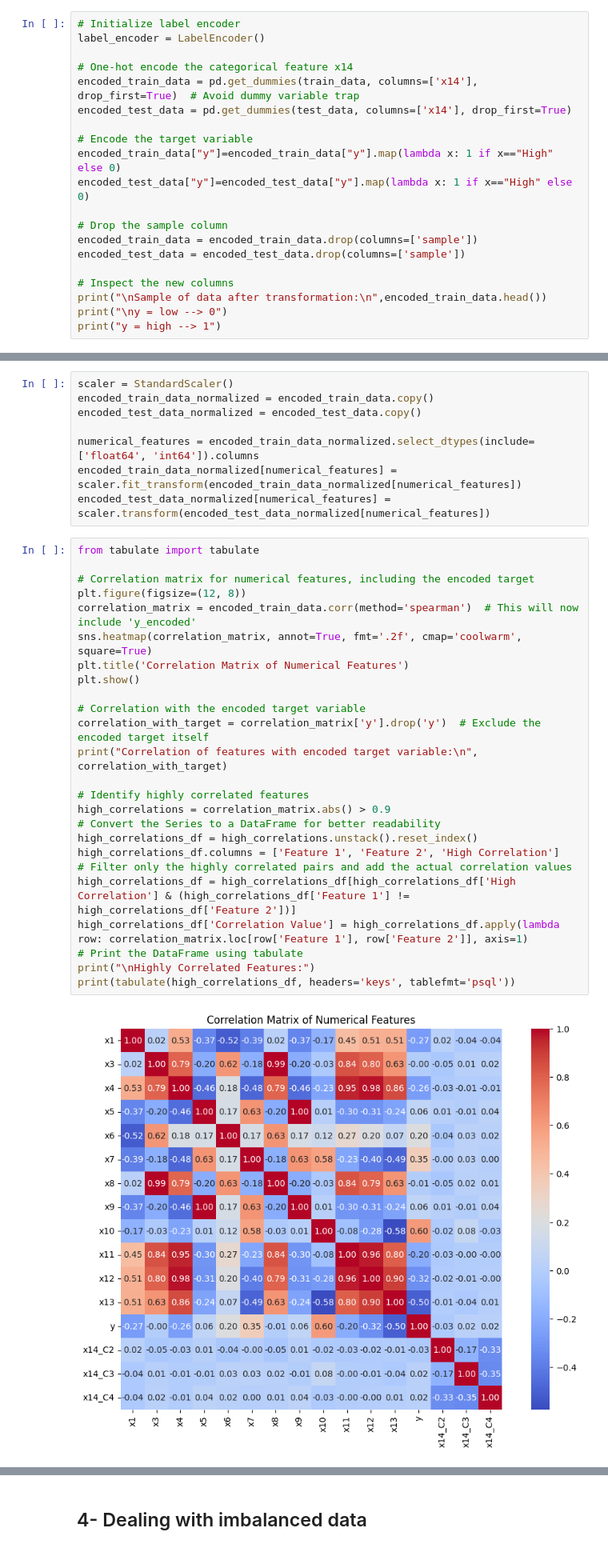
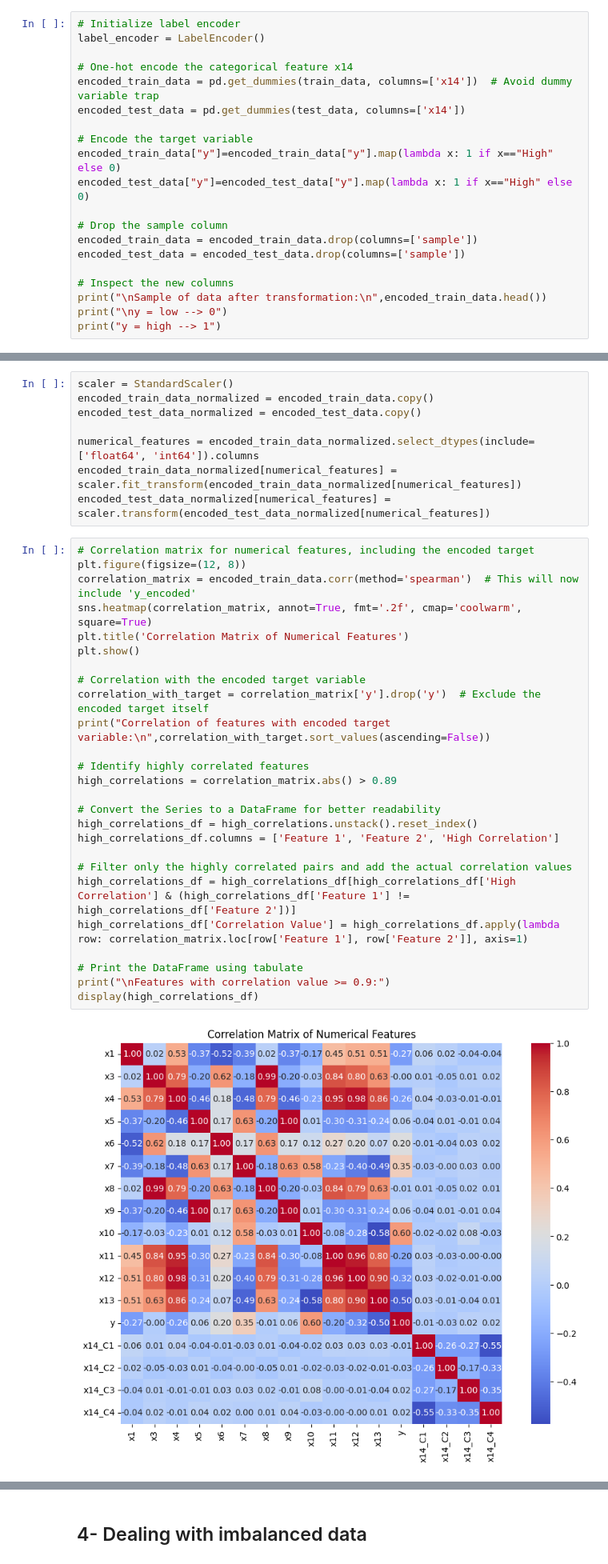
Before and after one commit to Hayder-Aleissa/ML-Project, a Jupyter notebook: ML_Project_P1.ipynb, the cells around one changed output, grey strips where cells are left out. Shown at 80% size. Drawn from its saved outputs; the diff is of its cells as text.

Commit message:
tightly correlated features have been reduced

```diff
--- a/ML_Project_P1.ipynb
+++ b/ML_Project_P1.ipynb
@@ -81,8 +81,8 @@ Class distribution in training data:
 label_encoder = LabelEncoder()
 
 # One-hot encode the categorical feature x14
-encoded_train_data = pd.get_dummies(train_data, columns=['x14'], drop_first=True)  # Avoid dummy variable trap
-encoded_test_data = pd.get_dummies(test_data, columns=['x14'], drop_first=True)
+encoded_train_data = pd.get_dummies(train_data, columns=['x14'])  # Avoid dummy variable trap
+encoded_test_data = pd.get_dummies(test_data, columns=['x14'])
 
 # Encode the target variable
 encoded_train_data["y"]=encoded_train_data["y"].map(lambda x: 1 if x=="High" else 0)
@@ -179,30 +181,31 @@ numerical_features = encoded_train_data_normalized.select_dtypes(include=['float
 encoded_train_data_normalized[numerical_features] = scaler.fit_transform(encoded_train_data_normalized[numerical_features])
 encoded_test_data_normalized[numerical_features] = scaler.transform(encoded_test_data_normalized[numerical_features])
 # %%
-from tabulate import tabulate
-
 # Correlation matrix for numerical features, including the encoded target
 plt.figure(figsize=(12, 8))
 correlation_matrix = encoded_train_data.corr(method='spearman')  # This will now include 'y_encoded'
 sns.heatmap(correlation_matrix, annot=True, fmt='.2f', cmap='coolwarm', square=True)
 plt.title('Correlation Matrix of Numerical Features')
 plt.show()
 
 # Correlation with the encoded target variable
 correlation_with_target = correlation_matrix['y'].drop('y')  # Exclude the encoded target itself
-print("Correlation of features with encoded target variable:\n", correlation_with_target)
+print("Correlation of features with encoded target variable:\n",correlation_with_target.sort_values(ascending=False))
 
 # Identify highly correlated features
-high_correlations = correlation_matrix.abs() > 0.9
+high_correlations = correlation_matrix.abs() > 0.89
+
 # Convert the Series to a DataFrame for better readability
 high_correlations_df = high_correlations.unstack().reset_index()
 high_correlations_df.columns = ['Feature 1', 'Feature 2', 'High Correlation']
+
 # Filter only the highly correlated pairs and add the actual correlation values
 high_correlations_df = high_correlations_df[high_correlations_df['High Correlation'] & (high_correlations_df['Feature 1'] != high_correlations_df['Feature 2'])]
 high_correlations_df['Correlation Value'] = high_correlations_df.apply(lambda row: correlation_matrix.loc[row['Feature 1'], row['Feature 2']], axis=1)
+
 # Print the DataFrame using tabulate
-print("\nHighly Correlated Features:")
-print(tabulate(high_correlations_df, headers='keys', tablefmt='psql'))
+print("\nFeatures with correlation value >= 0.9:")
+display(high_correlations_df)
 # %% [output]
-[figure, old version]
+[figure, new version]
 Correlation of features with encoded target variable:
```
Also changed, not shown: parts of 9 cells of this notebook.
